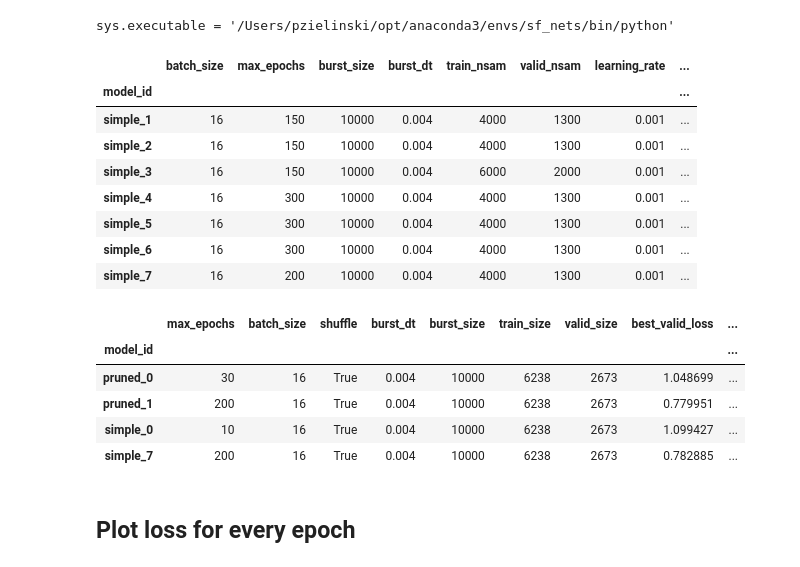
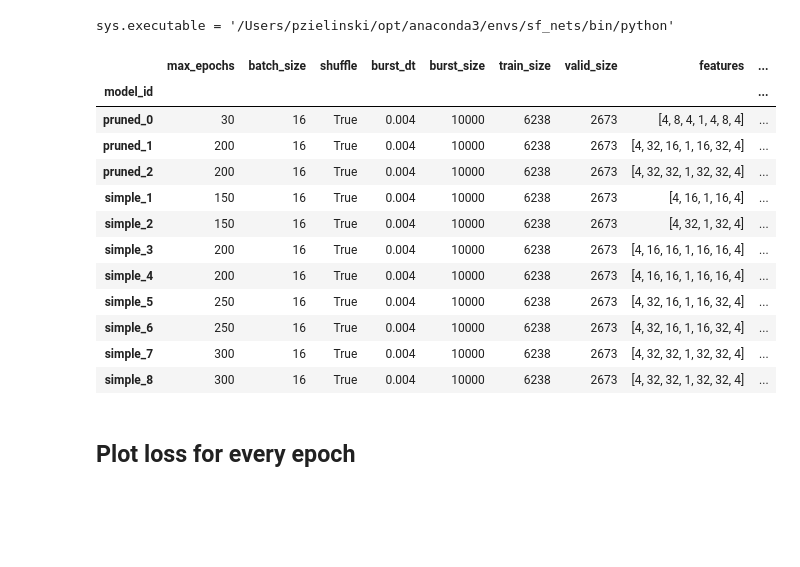
Before and after one commit to przemyslaw-zielinski/sf_nets, a Jupyter notebook: notebooks/rqp4_analyze.ipynb, the cells around one changed output. Cells and saved outputs as stored; diff of their text form; code cells hidden in the pictures; blank space fills up the shorter version.

```diff
--- a/notebooks/rqp4_analyze.ipynb
+++ b/notebooks/rqp4_analyze.ipynb
@@ -22,58 +22,39 @@ import sf_nets.datasets as datasets
 # %% [output]
 sys.executable = '/Users/pzielinski/opt/anaconda3/envs/sf_nets/bin/python'
 # %%
-path = f'../models/rqp4/'
+path = f'../results/models/rqp4/'
 series_list = []
 for file in os.listdir(path):
     filename = os.fsdecode(file)
     if filename.endswith(".pt"):
         train_data = torch.load(path + filename)
         par_dict = {
             key:val
-            for key, val in train_data['params'].items()
-            if key not in {'system', 'net_arch'}
+            for key, val in train_data['config'].items()
+            if key not in {'valid_split', 'loader', 'layers_to_prune'}
         }
-        par_dict['layers (i,l,[h])'] = train_data['params']['net_arch'].values()
-        par_dict['best_valid_loss'] = train_data['history']['valid_losses'][train_data['state']['best_epoch']-1]
+#         par_dict['layers (i,l,[h])'] = train_data['state']['best_model_dict'].keys()
+        par_dict['train_size'] = train_data['config']['loader']['train_size']
+        par_dict['valid_size'] = train_data['config']['loader']['valid_size']
+        par_dict['features'] = train_data['state'].get('features', [])
+        par_dict['least_valid_loss'] = train_data['history']['valid_losses'][train_data['state']['best_epoch']-1]
         series_list.append(par_dict)
 models_df = pd.DataFrame(series_list)
 models_df.set_index('model_id').sort_values(by='model_id')
 # %% [output]
-|  | batch_size | max_epochs | burst_size | burst_dt | train_nsam | valid_nsam | learning_rate | ... |
-| model_id |  |  |  |  |  |  |  | ... |
-| simple_1 | 16 | 150 | 10000 | 0.004 | 4000 | 1300 | 0.001 | ... |
-| simple_2 | 16 | 150 | 10000 | 0.004 | 4000 | 1300 | 0.001 | ... |
-| simple_3 | 16 | 150 | 10000 | 0.004 | 6000 | 2000 | 0.001 | ... |
-| simple_4 | 16 | 300 | 10000 | 0.004 | 4000 | 1300 | 0.001 | ... |
-| simple_5 | 16 | 300 | 10000 | 0.004 | 4000 | 1300 | 0.001 | ... |
-| simple_6 | 16 | 300 | 10000 | 0.004 | 4000 | 1300 | 0.001 | ... |
-| simple_7 | 16 | 200 | 10000 | 0.004 | 4000 | 1300 | 0.001 | ... |
+|  | max_epochs | batch_size | shuffle | burst_dt | burst_size | train_size | valid_size | features | ... |
+| model_id |  |  |  |  |  |  |  |  | ... |
+| pruned_0 | 30 | 16 | True | 0.004 | 10000 | 6238 | 2673 | [4, 8, 4, 1, 4, 8, 4] | ... |
+| pruned_1 | 200 | 16 | True | 0.004 | 10000 | 6238 | 2673 | [4, 32, 16, 1, 16, 32, 4] | ... |
+| pruned_2 | 200 | 16 | True | 0.004 | 10000 | 6238 | 2673 | [4, 32, 32, 1, 32, 32, 4] | ... |
+| simple_1 | 150 | 16 | True | 0.004 | 10000 | 6238 | 2673 | [4, 16, 1, 16, 4] | ... |
+| simple_2 | 150 | 16 | True | 0.004 | 10000 | 6238 | 2673 | [4, 32, 1, 32, 4] | ... |
+| simple_3 | 200 | 16 | True | 0.004 | 10000 | 6238 | 2673 | [4, 16, 16, 1, 16, 16, 4] | ... |
+| simple_4 | 200 | 16 | True | 0.004 | 10000 | 6238 | 2673 | [4, 16, 16, 1, 16, 16, 4] | ... |
+| simple_5 | 250 | 16 | True | 0.004 | 10000 | 6238 | 2673 | [4, 32, 16, 1, 16, 32, 4] | ... |
+| simple_6 | 250 | 16 | True | 0.004 | 10000 | 6238 | 2673 | [4, 32, 16, 1, 16, 32, 4] | ... |
+| simple_7 | 300 | 16 | True | 0.004 | 10000 | 6238 | 2673 | [4, 32, 32, 1, 32, 32, 4] | ... |
+| simple_8 | 300 | 16 | True | 0.004 | 10000 | 6238 | 2673 | [4, 32, 32, 1, 32, 32, 4] | ... |
-# %%
-path = f'../results/models/rqp4/'
-series_list = []
-for file in os.listdir(path):
-    filename = os.fsdecode(file)
-    if filename.endswith(".pt"):
-        train_data = torch.load(path + filename)
-        par_dict = {
-            key:val
-            for key, val in train_data['config'].items()
-            if key not in {'valid_split', 'loader', 'layers_to_prune'}
-        }
-#         par_dict['layers (i,l,[h])'] = train_data['state']['best_model_dict'].keys()
-        par_dict['train_size'] = train_data['config']['loader']['train_size']
-        par_dict['valid_size'] = train_data['config']['loader']['valid_size']
-        par_dict['best_valid_loss'] = train_data['history']['valid_losses'][train_data['state']['best_epoch']-1]
-        series_list.append(par_dict)
-models_df = pd.DataFrame(series_list)
-models_df.set_index('model_id').sort_values(by='model_id')
-# %% [output]
-|  | max_epochs | batch_size | shuffle | burst_dt | burst_size | train_size | valid_size | best_valid_loss | ... |
-| model_id |  |  |  |  |  |  |  |  | ... |
-| pruned_0 | 30 | 16 | True | 0.004 | 10000 | 6238 | 2673 | 1.048699 | ... |
-| pruned_1 | 200 | 16 | True | 0.004 | 10000 | 6238 | 2673 | 0.779951 | ... |
-| simple_0 | 10 | 16 | True | 0.004 | 10000 | 6238 | 2673 | 1.099427 | ... |
-| simple_7 | 200 | 16 | True | 0.004 | 10000 | 6238 | 2673 | 0.782885 | ... |
 # %% [markdown]
 ## Plot loss for every epoch
 # %%
```
Also changed, not shown: parts of 9 cells of this notebook, 24 other files.
